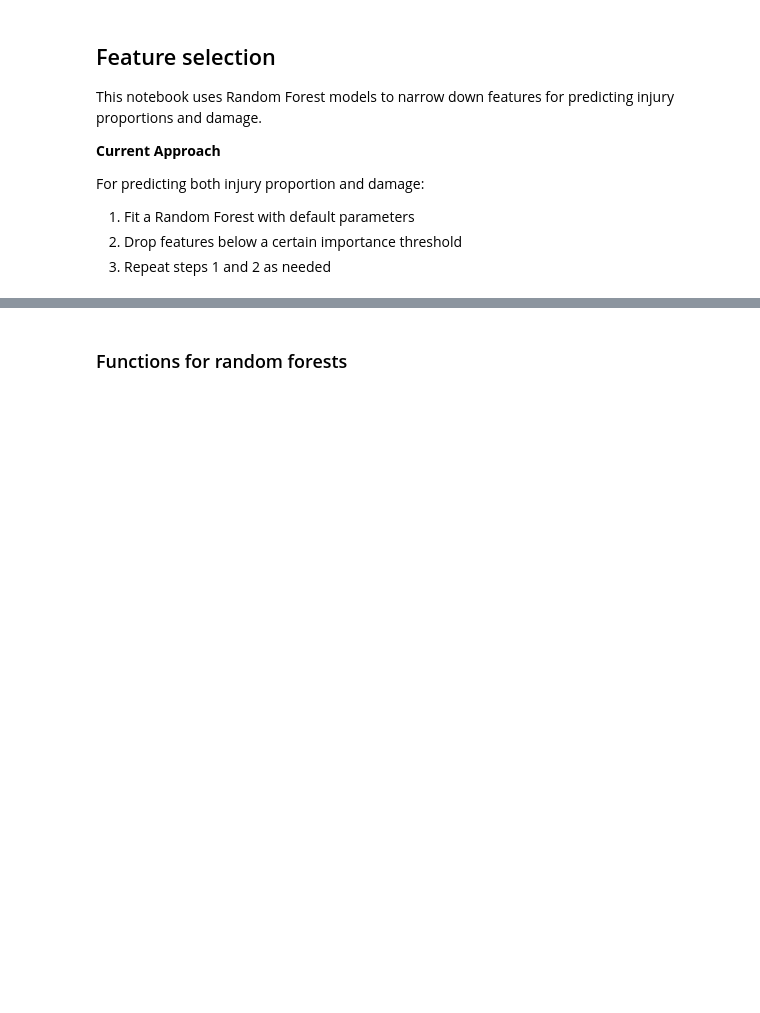
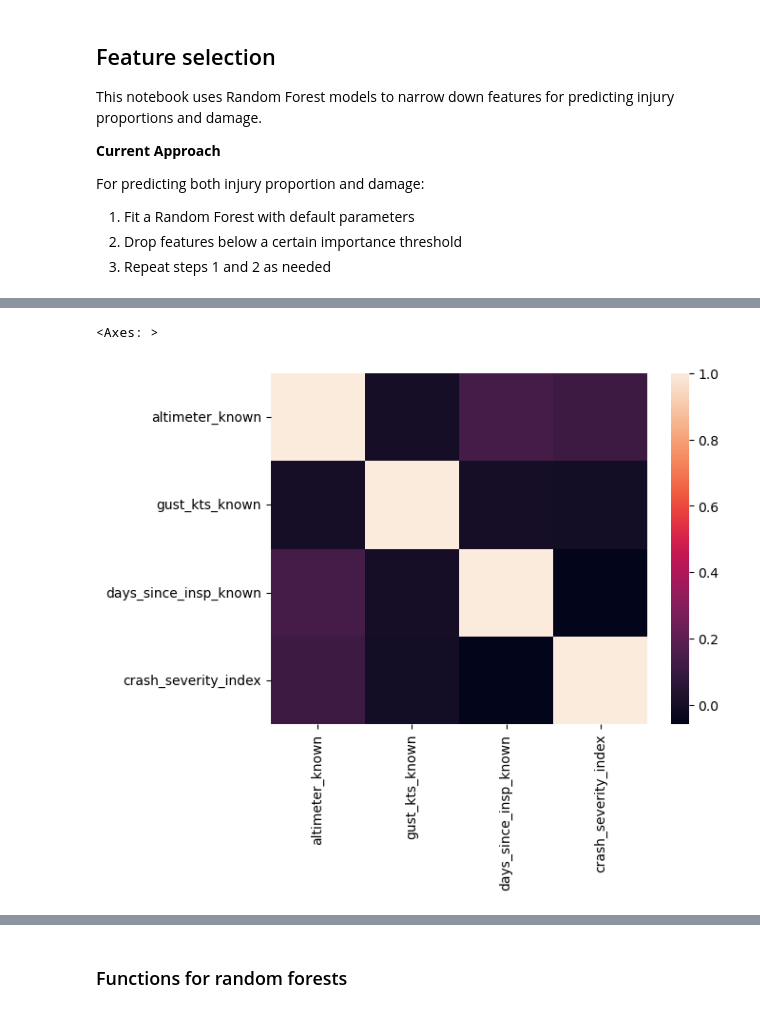
Before and after one commit to TheErdosInstitute-Summer2025-Project/aviation-project, a Jupyter notebook: jupyter-notebooks/model-testing-cj.ipynb, the cells around one changed output, grey strips where cells are left out. Cells and saved outputs as stored; diff of their text form; code cells hidden in the pictures; blank space fills up the shorter version.

```diff
--- a/jupyter-notebooks/model-testing-cj.ipynb
+++ b/jupyter-notebooks/model-testing-cj.ipynb
@@ -47,0 +102,7 @@ Index(['ntsb_no', 'ev_type', 'ev_time', 'ev_country', 'ev_year', 'ev_month',
+# %%
+cols = ['altimeter_known','gust_kts_known', 'days_since_insp_known', 'crash_severity_index']
+
+sns.heatmap(data[cols].corr())
+# %% [output]
+<Axes: >
+[figure, added]
```
Also changed, not shown: parts of 8 cells of this notebook, 5 other files.
